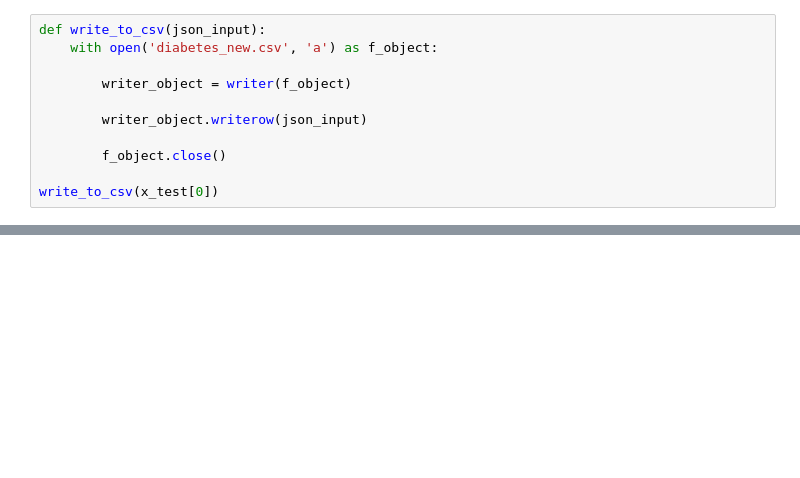
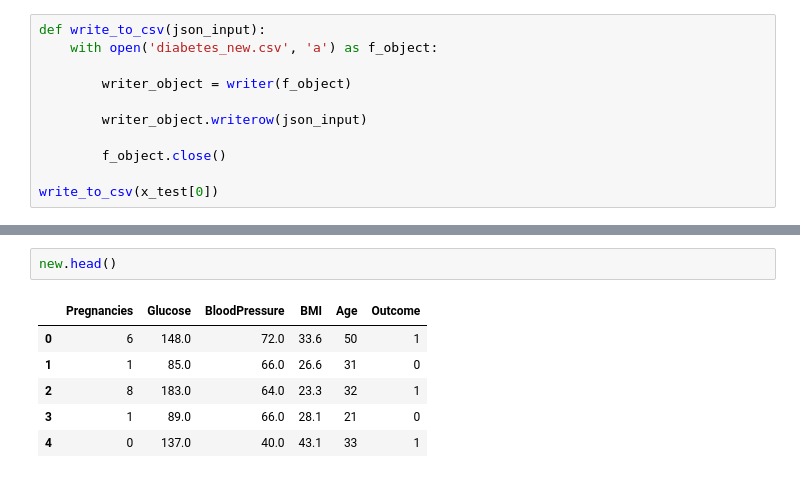
Before and after one commit to 8BallAhmed/GraduationProject, a Jupyter notebook: MachineLearning/model_training.ipynb, the cells around one changed output, grey strips where cells are left out. Drawn from its saved outputs; the diff is of its cells as text; blank space fills up the shorter version.

```diff
--- a/MachineLearning/model_training.ipynb
+++ b/MachineLearning/model_training.ipynb
@@ -415,0 +444,9 @@ write_to_csv(x_test[0])
+# %%
+new.head()
+# %% [output]
+|  | Pregnancies | Glucose | BloodPressure | BMI | Age | Outcome |
+| 0 | 6 | 148.0 | 72.0 | 33.6 | 50 | 1 |
+| 1 | 1 | 85.0 | 66.0 | 26.6 | 31 | 0 |
+| 2 | 8 | 183.0 | 64.0 | 23.3 | 32 | 1 |
+| 3 | 1 | 89.0 | 66.0 | 28.1 | 21 | 0 |
+| 4 | 0 | 137.0 | 40.0 | 43.1 | 33 | 1 |
```
Also changed, not shown: parts of 8 cells of this notebook, 3 other files.
